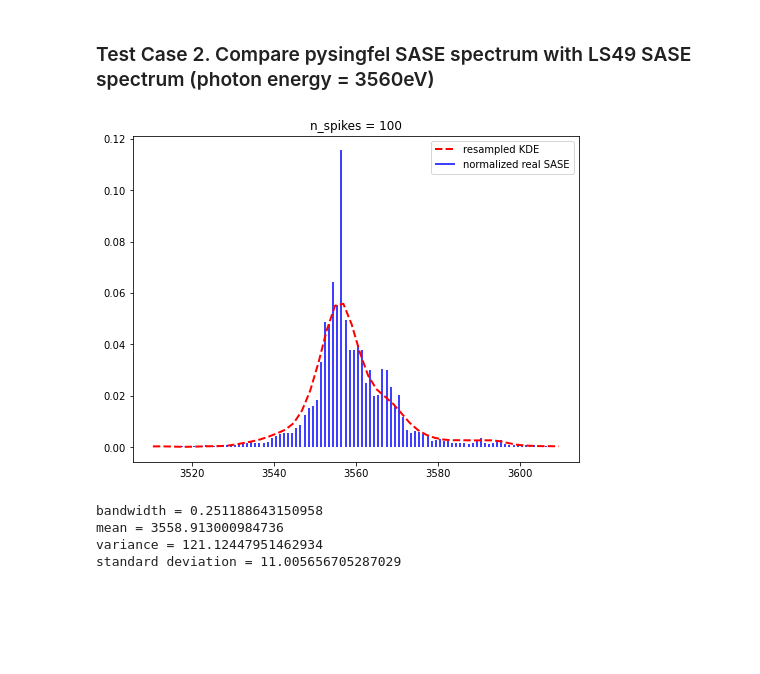
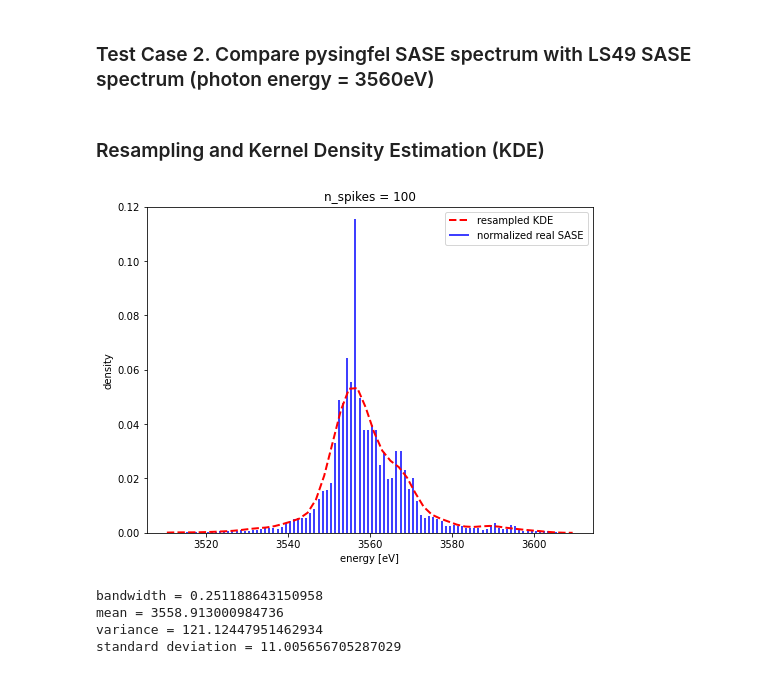
Before and after one commit to irischang020/pysingfel, a Jupyter notebook: examples/scripts/Test-SASE-KDE.ipynb, the cells around one changed output. Cells and saved outputs as stored; diff of their text form; code cells hidden in the pictures; blank space fills up the shorter version.

```diff
--- a/examples/scripts/Test-SASE-KDE.ipynb
+++ b/examples/scripts/Test-SASE-KDE.ipynb
@@ -375,29 +371,36 @@ flux_3560eV_ebeam2 = np.array([1.11551190e+08, 8.60626120e+07, 1.16654414e+08, 1
        4.51848289e+08, 5.30003022e+08, 4.66799735e+08, 3.71049454e+08,
        4.62967377e+08, 3.75321310e+08, 2.11289095e+08, 1.81361824e+08,
        1.64964979e+08, 1.43575007e+08, 1.08318553e+08, 8.46742350e+07])
+# %% [markdown]
+### Resampling and Kernel Density Estimation (KDE)
 # %%
 n = 100
 
 h = flux_3560eV_ebeam0/np.array(flux_3560eV_ebeam0).sum() #*beam.get_photons_per_pulse()
 e = wavelength_to_photon_energy(wavlen_3560eV)*10**10
 
 x = np.linspace(e.min(), e.max())
 
 # plot the histogram
 plt.figure(figsize=(8,6))
 plt.vlines(e, 0, h, color="b", label="normalized real SASE")
 
 # resample the histogram and find the KDE
+# p: the probabilities associated with each entry in e.
+# If not given the sample assumes a uniform distribution over all entries in e.
 resamples = np.random.choice(e, size=n*10, p=h/h.sum())
 rkde = stats.gaussian_kde(resamples)
 
 # plot the KDE
 plt.plot(x, rkde.pdf(x), '--', c='r', lw=2, label='resampled KDE')
+plt.xlabel('energy [eV]')
+plt.ylabel('density')
 plt.title('n_spikes = %d' % n)
 plt.legend()
+plt.ylim(0, 0.12)
 plt.show()
 # %% [output]
-[figure, old version]
+[figure, new version]
 # %%
 bandwidth = rkde.factor
 mean_mc = resamples.mean()
```
Also changed, not shown: parts of 5 cells of this notebook.
